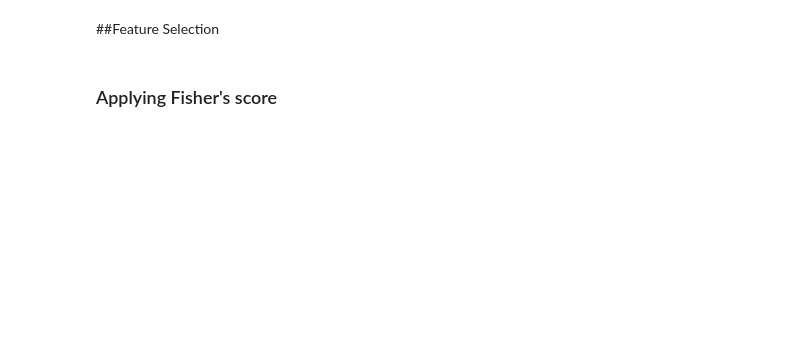
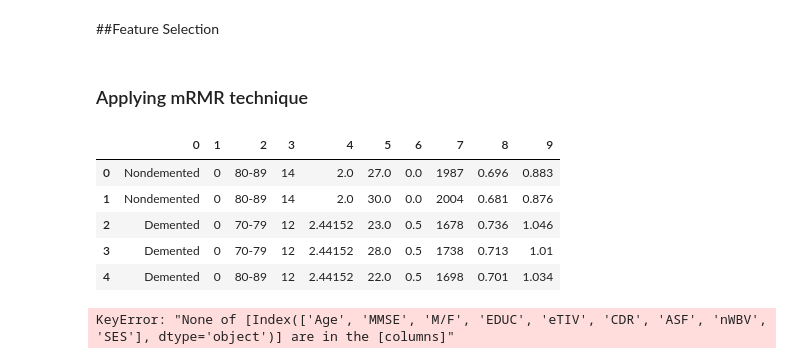
Before and after one commit to arwakhalidw/2024-GP-Group6, a Jupyter notebook: AlzheimerPredictor.ipynb, the cells around one changed output. Drawn from its saved outputs; the diff is of its cells as text; code cells hidden in the pictures; blank space fills up the shorter version.

```diff
--- a/AlzheimerPredictor.ipynb
+++ b/AlzheimerPredictor.ipynb
@@ -382,4 +393,22 @@ plt.show()
 # %% [markdown]
 ##Feature Selection
-# %% [markdown]
-### Applying Fisher's score
+# %% [markdown]
+### Applying mRMR technique
+# %%
+dataframe.head()
+# %% [output]
+|  | 0 | 1 | 2 | 3 | 4 | 5 | 6 | 7 | 8 | 9 |
+| 0 | Nondemented | 0 | 80-89 | 14 | 2.0 | 27.0 | 0.0 | 1987 | 0.696 | 0.883 |
+| 1 | Nondemented | 0 | 80-89 | 14 | 2.0 | 30.0 | 0.0 | 2004 | 0.681 | 0.876 |
+| 2 | Demented | 0 | 70-79 | 12 | 2.44152 | 23.0 | 0.5 | 1678 | 0.736 | 1.046 |
+| 3 | Demented | 0 | 70-79 | 12 | 2.44152 | 28.0 | 0.5 | 1738 | 0.713 | 1.01 |
+| 4 | Demented | 0 | 80-89 | 12 | 2.44152 | 22.0 | 0.5 | 1698 | 0.701 | 1.034 |
+# %%
+# Assuming the features are stored in columns 'feature1', 'feature2', etc.
+X = dataframe[['Age', 'MMSE', 'M/F', 'EDUC', 'eTIV', 'CDR', 'ASF', 'nWBV', 'SES']].values
+
+# Assuming the target variable is stored in column 'target'
+y = dataframe['Group'].values
+selected_features = mrmr_classif(X=x, y=y, K=6)
+# %% [output]
+KeyError: "None of [Index(['Age', 'MMSE', 'M/F', 'EDUC', 'eTIV', 'CDR', 'ASF', 'nWBV', 'SES'], dtype='object')] are in the [columns]"
```
Also changed, not shown: parts of 5 cells of this notebook.
